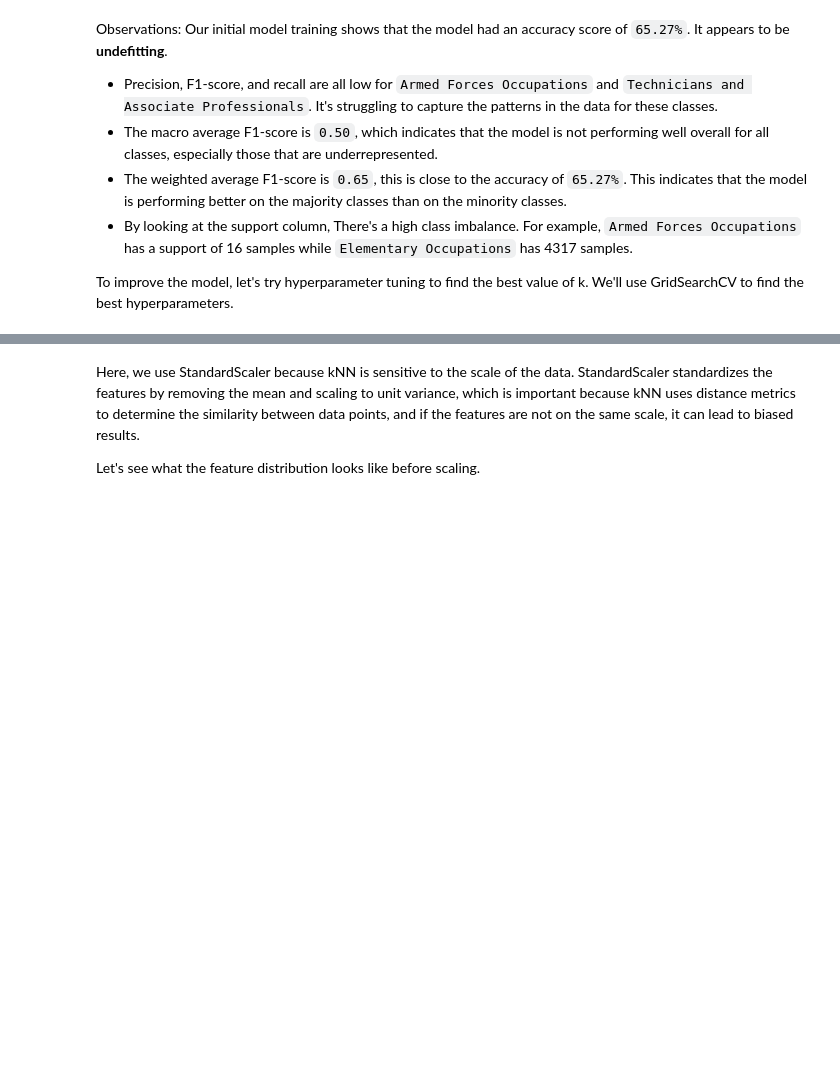
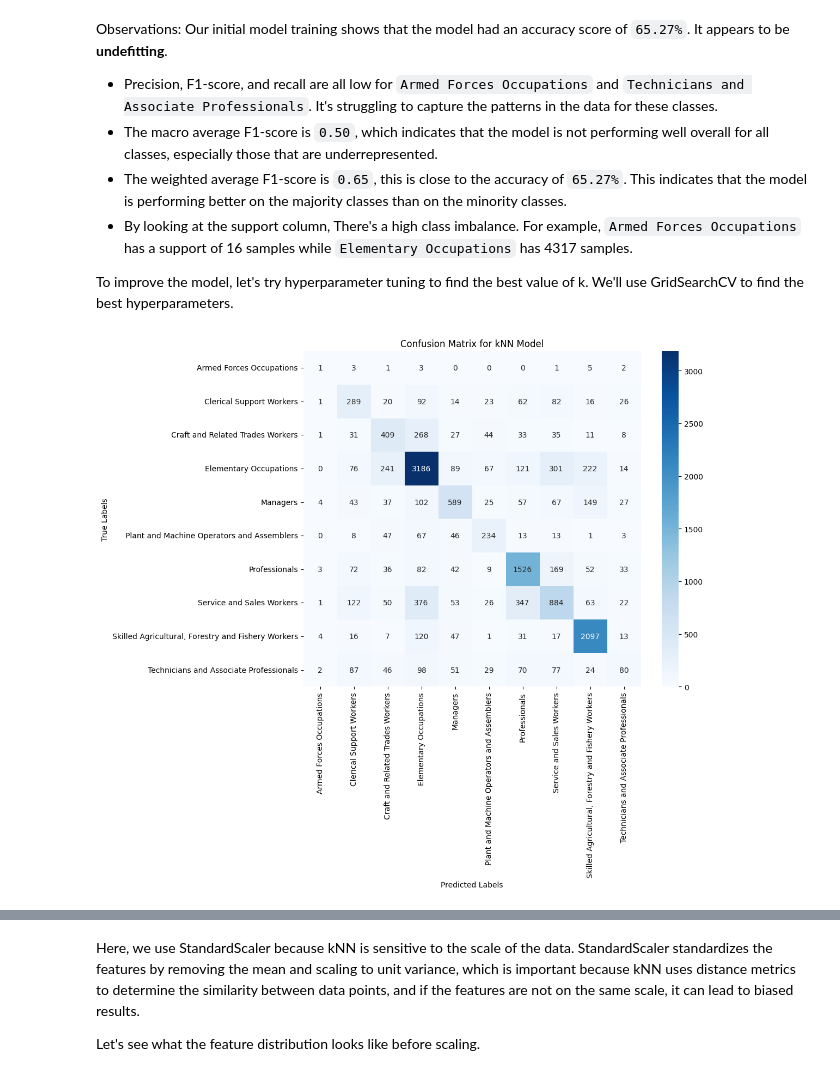
Before and after one commit to clavzno/STINTSY, a Jupyter notebook: kNN_model.ipynb, the cells around one changed output, grey strips where cells are left out. Drawn from its saved outputs; the diff is of its cells as text; code cells hidden in the pictures; blank space fills up the shorter version.

```diff
--- a/kNN_model.ipynb
+++ b/kNN_model.ipynb
@@ -93,9 +90,9 @@ for col in bincateg_vars:
 for col in categ_vars:
     knn_df[col] = label_encoder.fit_transform(knn_df[col])
 
-features = numerical_vars + bincateg_vars + categ_vars
+knn_features = numerical_vars + bincateg_vars + categ_vars
 
-print(knn_df[features].values)
+print(knn_df[knn_features].values)
 print(knn_df['PUFC14_PROCC'].values)
 # %% [output]
 [[ 0.         49.          8.         ...  1.          4.
@@ -121,7 +118,7 @@ We will split the dataset into training and testing sets. The training set will
 
 We set X to the set of of all feature columns and y to the column containing the target variable. Then we'll use `train_test_split` to split the dataset into training and test sets. The test size is set to 0.2, meaning that 20% of the data will be used for testing and 80% for training. The random state is set to 42 to ensure reproducibility. The
 # %%
-X = knn_df[features]
+X = knn_df[knn_features]
 y = knn_df['PUFC14_PROCC']
 
 knn_X_train, knn_X_test, knn_y_train, knn_y_test = train_test_split(X, y, test_size=0.2, random_state=42)
@@ -184,4 +181,19 @@ Observations: Our initial model training shows that the model had an accuracy sc
 * By looking at the support column, There's a high class imbalance. For example, `Armed Forces Occupations` has a support of 16 samples while `Elementary Occupations` has 4317 samples.
 
 To improve the model, let's try hyperparameter tuning to find the best value of k. We'll use GridSearchCV to find the best hyperparameters.
+# %%
+from sklearn.metrics import confusion_matrix, ConfusionMatrixDisplay
+import seaborn as sns
+import matplotlib.pyplot as plt
+
+knn_cm = confusion_matrix(knn_y_test, y_predicted, labels=knn_model.classes_)
+
+plt.figure(figsize=(10, 8))
+sns.heatmap(knn_cm, annot=True, fmt='d', cmap='Blues', xticklabels=knn_model.classes_, yticklabels=knn_model.classes_)
+plt.xlabel('Predicted Labels')
+plt.ylabel('True Labels')
+plt.title('Confusion Matrix for kNN Model')
+plt.show()
+# %% [output]
+[figure, added]
 # %% [markdown]
```
Also changed, not shown: parts of 6 cells of this notebook, 3 other files.
